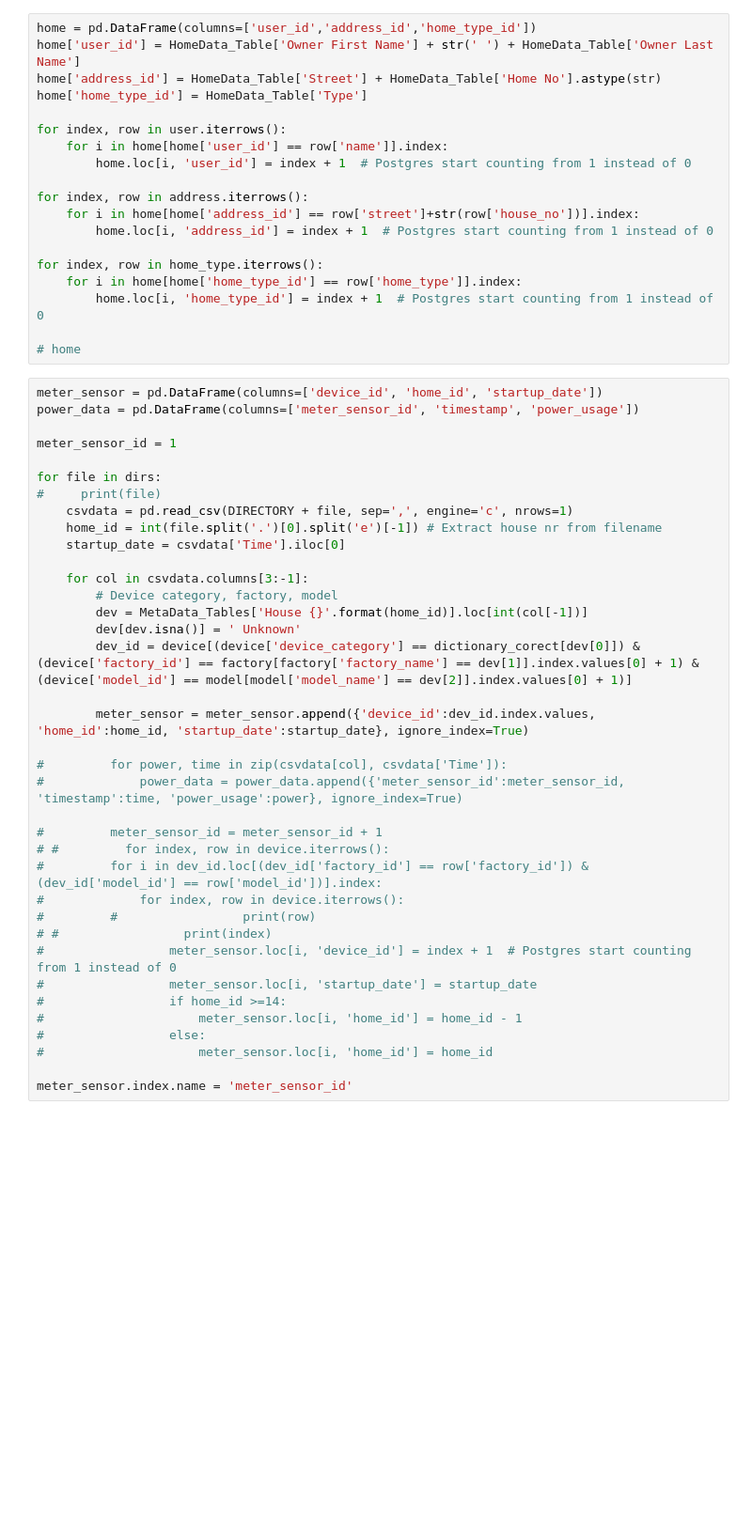
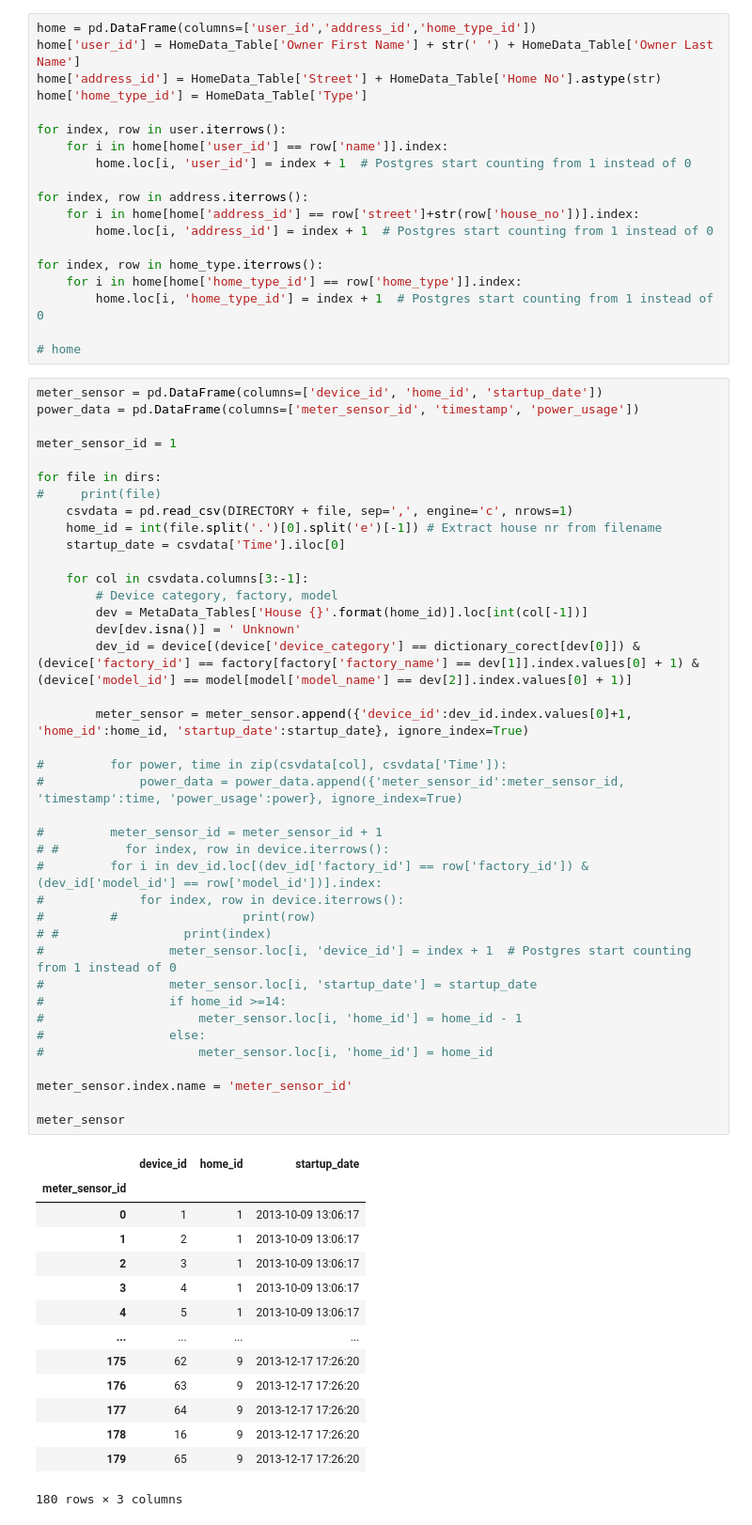
Before and after one commit to wkula/ADB_project, a Jupyter notebook: Data_insert.ipynb, the cells around one changed output. Shown at 94% size. Saved outputs shown, nothing was run; the diff lists cells and outputs as text; blank space fills up the shorter version.

Commit message:
meter sensor - fix index data append

```diff
--- a/Data_insert.ipynb
+++ b/Data_insert.ipynb
@@ -425,31 +425,48 @@ meter_sensor_id = 1
 for file in dirs:
 #     print(file)
     csvdata = pd.read_csv(DIRECTORY + file, sep=',', engine='c', nrows=1)
     home_id = int(file.split('.')[0].split('e')[-1]) # Extract house nr from filename
     startup_date = csvdata['Time'].iloc[0]
 
     for col in csvdata.columns[3:-1]:
         # Device category, factory, model
         dev = MetaData_Tables['House {}'.format(home_id)].loc[int(col[-1])]
         dev[dev.isna()] = ' Unknown'
         dev_id = device[(device['device_category'] == dictionary_corect[dev[0]]) & (device['factory_id'] == factory[factory['factory_name'] == dev[1]].index.values[0] + 1) & (device['model_id'] == model[model['model_name'] == dev[2]].index.values[0] + 1)]
 
-        meter_sensor = meter_sensor.append({'device_id':dev_id.index.values, 'home_id':home_id, 'startup_date':startup_date}, ignore_index=True)
+        meter_sensor = meter_sensor.append({'device_id':dev_id.index.values[0]+1, 'home_id':home_id, 'startup_date':startup_date}, ignore_index=True)
 
 #         for power, time in zip(csvdata[col], csvdata['Time']):
 #             power_data = power_data.append({'meter_sensor_id':meter_sensor_id, 'timestamp':time, 'power_usage':power}, ignore_index=True)
 
 #         meter_sensor_id = meter_sensor_id + 1
 # #         for index, row in device.iterrows():
 #         for i in dev_id.loc[(dev_id['factory_id'] == row['factory_id']) & (dev_id['model_id'] == row['model_id'])].index:
 #             for index, row in device.iterrows():
 #         #                 print(row)
 # #                 print(index)
 #                 meter_sensor.loc[i, 'device_id'] = index + 1  # Postgres start counting from 1 instead of 0
 #                 meter_sensor.loc[i, 'startup_date'] = startup_date
 #                 if home_id >=14:
 #                     meter_sensor.loc[i, 'home_id'] = home_id - 1
 #                 else:
 #                     meter_sensor.loc[i, 'home_id'] = home_id
 
 meter_sensor.index.name = 'meter_sensor_id'
+
+meter_sensor
+# %% [output]
+|  | device_id | home_id | startup_date |
+| meter_sensor_id |  |  |  |
+| 0 | 1 | 1 | 2013-10-09 13:06:17 |
+| 1 | 2 | 1 | 2013-10-09 13:06:17 |
+| 2 | 3 | 1 | 2013-10-09 13:06:17 |
+| 3 | 4 | 1 | 2013-10-09 13:06:17 |
+| 4 | 5 | 1 | 2013-10-09 13:06:17 |
+| ... | ... | ... | ... |
+| 175 | 62 | 9 | 2013-12-17 17:26:20 |
+| 176 | 63 | 9 | 2013-12-17 17:26:20 |
+| 177 | 64 | 9 | 2013-12-17 17:26:20 |
+| 178 | 16 | 9 | 2013-12-17 17:26:20 |
+| 179 | 65 | 9 | 2013-12-17 17:26:20 |
+180 rows × 3 columns
```
Also changed, not shown: parts of 1 cell of this notebook.
